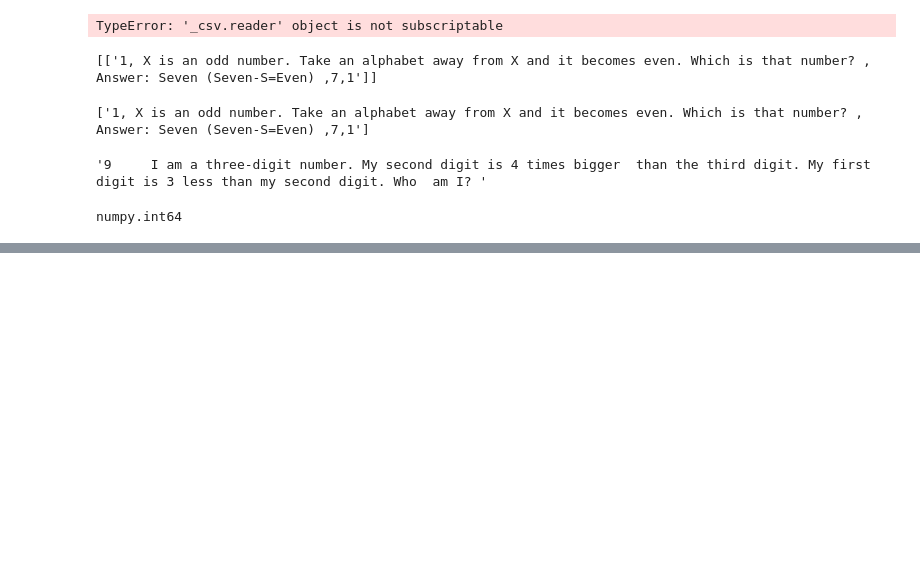
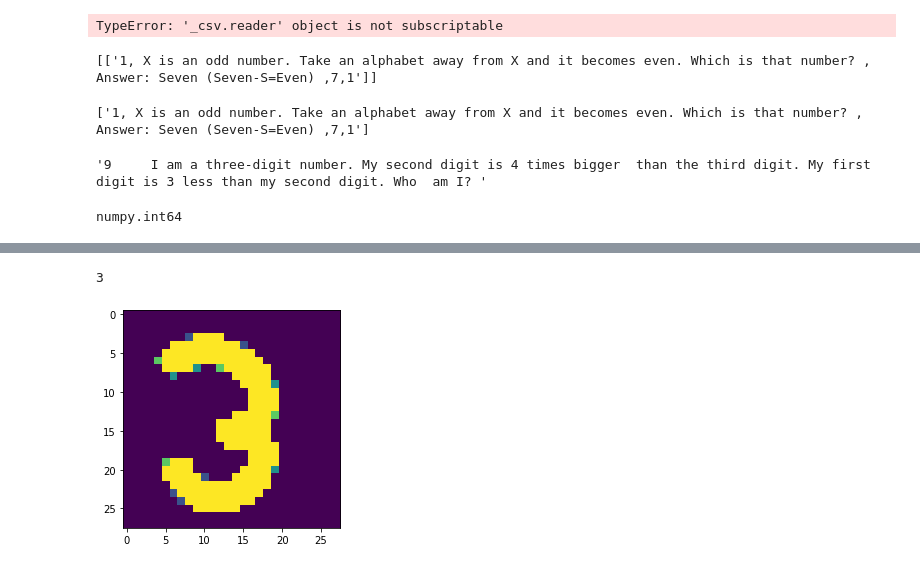
Before and after one commit to ArjunBajajAB/RIddle-Game-for-Dyslexic-Students-using-Deep-Learning, a Jupyter notebook: Riddles dataset preparation.ipynb, the cells around one changed output, grey strips where cells are left out. Saved outputs shown, nothing was run; the diff lists cells and outputs as text; code cells hidden in the pictures; blank space fills up the shorter version.

```diff
--- a/Riddles dataset preparation.ipynb
+++ b/Riddles dataset preparation.ipynb
@@ -107,0 +141,8 @@ numpy.int64
+# %%
+threshh = cv2.resize(thresh,(28,28))
+plt.imshow(threshh)
+pr=model.predict(threshh.reshape(1,28,28,1))
+print(np.argmax(pr))
+# %% [output]
+3
+[figure, added]
```
Also changed, not shown: parts of 20 cells of this notebook.
